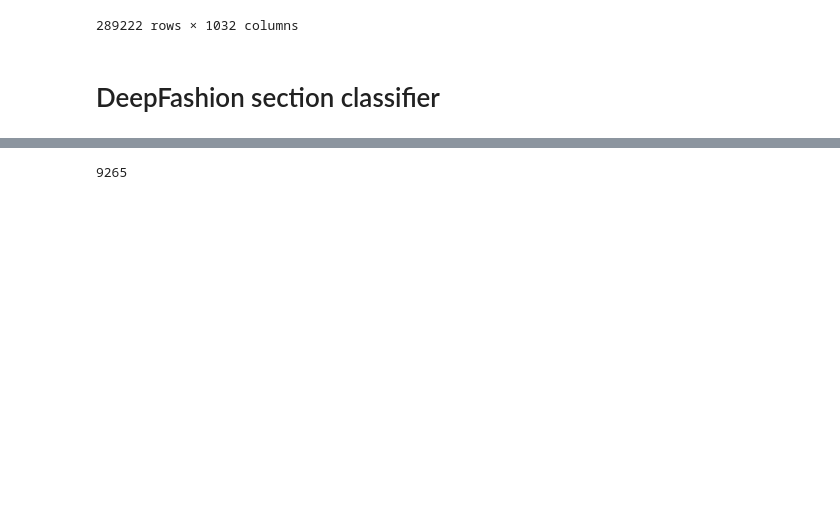
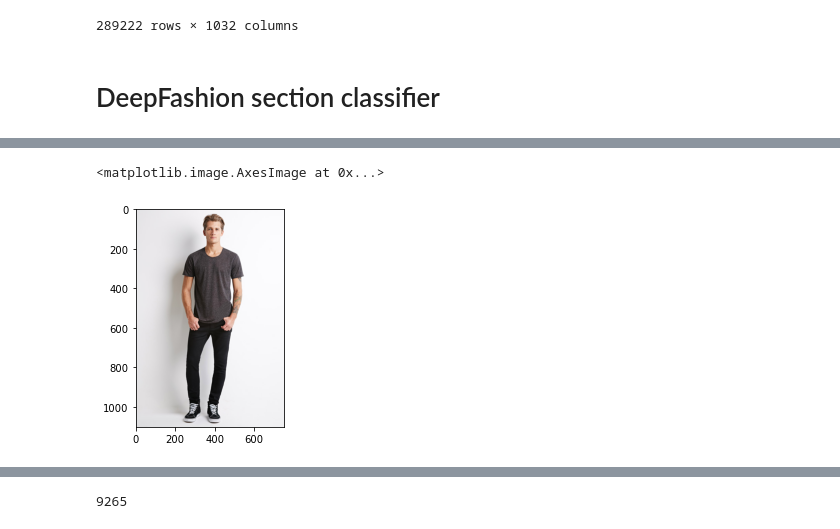
Before and after one commit to orlandoalexander/Moda-Personal-Assistant, a Jupyter notebook: EDA.ipynb, the cells around one changed output, grey strips where cells are left out. Drawn from its saved outputs; the diff is of its cells as text; code cells hidden in the pictures; blank space fills up the shorter version.

```diff
--- a/EDA.ipynb
+++ b/EDA.ipynb
@@ -531,0 +639,5 @@ data_full_section = data_full_section.dropna()
+# %%
+data_full_section=pd.concat([data_full_section,upper,lower],axis=0)
+# %%
+data_full_section = data_full_section[(data_full_section['outfit']==1) | (data_full_section['full body']==1) | (data_full_section['back']==1) | (data_full_section['lower']==1) | (data_full_section['upper']==1)]
+data_full_section
@@ -531,0 +682,2 @@ data_full_section = data_full_section.dropna()
+# %%
+row = data_full_section[data_full_section['outfit']==1].iloc[0,:]
@@ -531,0 +694,8 @@ data_full_section = data_full_section.dropna()
+# %%
+img_name = row[0]
+# %%
+img = Image.open('data/DeepFashion_multimodal_images/'+img_name)
+plt.imshow(img)
+# %% [output]
+<matplotlib.image.AxesImage at 0x...>
+[figure, added]
```
Also changed, not shown: parts of 31 cells of this notebook.
